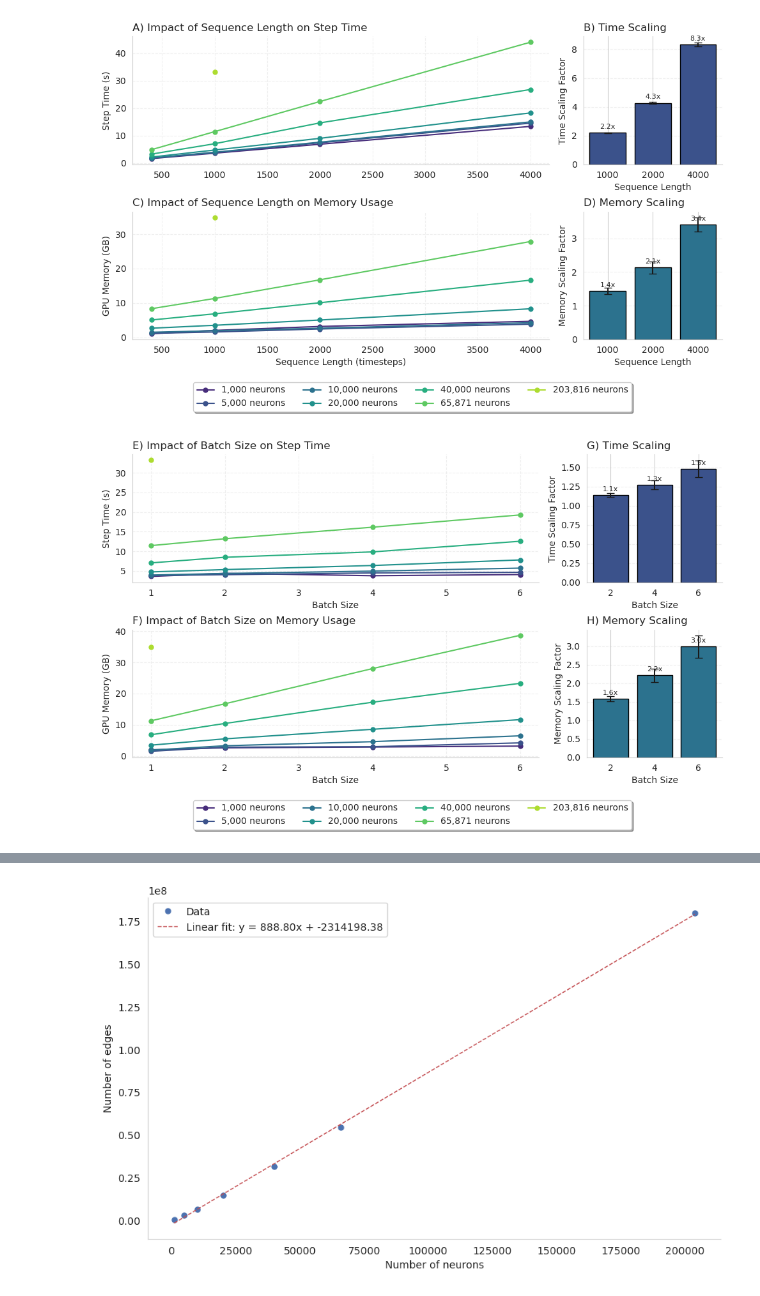
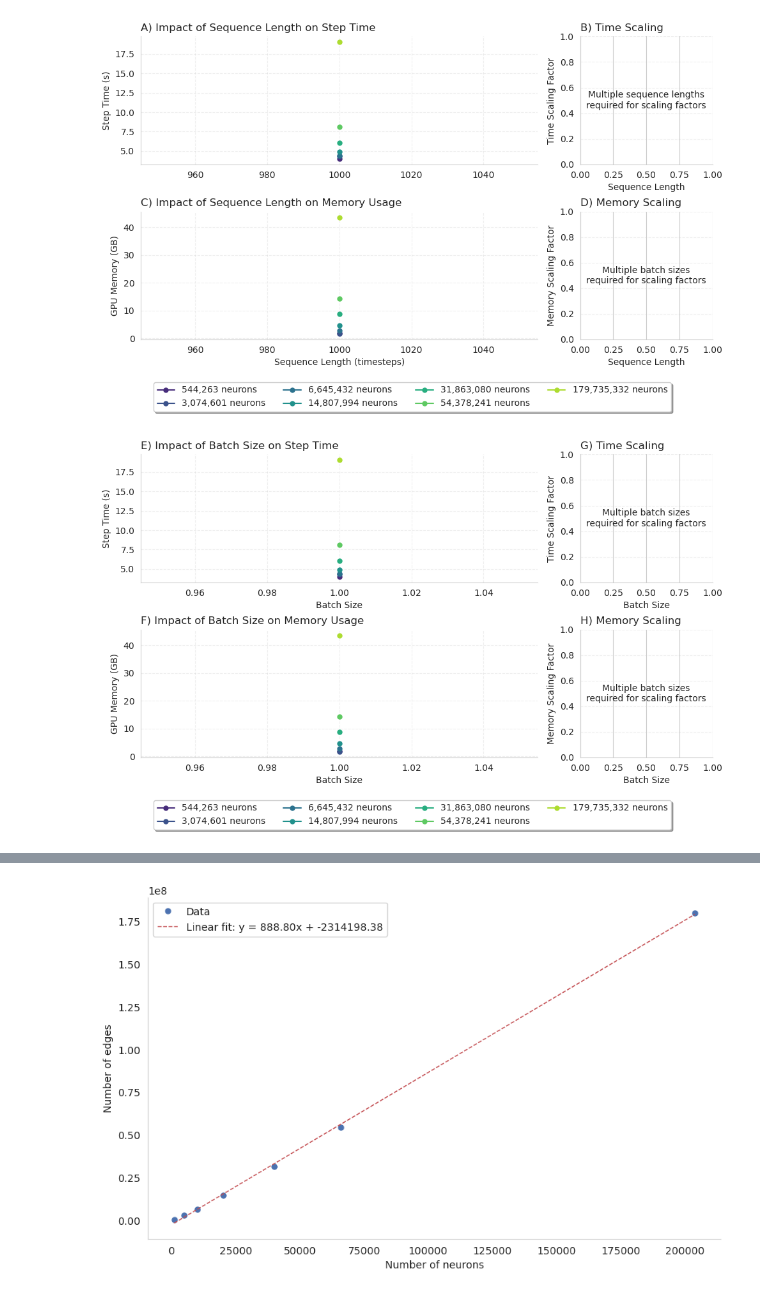
Before and after one commit to JavierGalvan9/V1_GLIF_model, a Jupyter notebook: performance_figures/performance_figures.ipynb, the cells around one changed output, grey strips where cells are left out. Saved outputs shown, nothing was run; the diff lists cells and outputs as text; code cells hidden in the pictures.

Commit message:
Updated notebooks and data for paper figures

```diff
--- a/performance_figures/performance_figures.ipynb
+++ b/performance_figures/performance_figures.ipynb
@@ -15,7 +15,7 @@ np.random.seed(3000)
 # Set style parameters for publication quality
 plt.rcParams.update({
     'font.family': 'Arial',
-    'font.size': 12,
+    'font.size': 14,
     'axes.linewidth': 1.2,
     'axes.labelpad': 8,
     'xtick.major.width': 1.2,
@@ -23,18 +23,18 @@ plt.rcParams.update({
     'xtick.major.size': 5,
     'ytick.major.size': 5,
     'legend.frameon': True,
-    'legend.fontsize': 11,
-    'axes.labelsize': 12,
-    'axes.titlesize': 14,
-    'xtick.labelsize': 12,
-    'ytick.labelsize': 12,
+    'legend.fontsize': 13,
+    'axes.labelsize': 14,
+    'axes.titlesize': 16,
+    'xtick.labelsize': 14,
+    'ytick.labelsize': 14,
     # 'savefig.dpi': 300,
     # 'savefig.bbox': 'tight',
     'savefig.transparent': True
 })
 
 sns.set(style="ticks")
-plt.rcParams['text.usetex'] = True
+plt.rcParams['text.usetex'] = False
 
 # set tf to be run on CPUs
 # os.environ['CUDA_VISIBLE_DEVICES'] = '-1'
@@ -104,7 +112,9 @@ def load_training_data(csv_path):
                                     'mean_gpu_memory', 'sem_gpu_memory',
                                     'mean_rate', 'sem_rate', 'mode'])
 
-path = '/home/jgalvan/Desktop/Neurocoding/V1_GLIF_model/performance_figures/performance_statistics_thesis_data.csv'
+# path = '/home/jgalvan/Desktop/Neurocoding/V1_GLIF_model/performance_figures/performance_statistics_thesis_data.csv'
+path = '/home/jgalvan/Desktop/Neurocoding/V1_GLIF_model/performance_figures/performance_statistics_paper_data.csv'
+
 # open as pd dataframe
 df = load_training_data(path)
 # Rename columns to match the expected format in the plot functions
@@ -749,7 +1266,7 @@ def plot_performance_figures(df, output_dir='figures/performance'):
                             xytext=(0, 3),  # 3 points vertical offset
                             textcoords="offset points",
                             ha='center', va='bottom',
-                            fontsize=8)
+                            fontsize=10)
         else:
             # Not enough data for scaling factor visualization
             ax3.text(0.5, 0.5, "Insufficient data\nfor scaling factors",
@@ -816,7 +1333,7 @@ def plot_performance_figures(df, output_dir='figures/performance'):
                                 xytext=(0, 3),
                                 textcoords="offset points",
                                 ha='center', va='bottom',
-                                fontsize=8)
+                                fontsize=10)
             else:
                 # Not enough data for batch scaling factors
                 ax4.text(0.5, 0.5, "Insufficient data\nfor memory scaling factors",
@@ -987,7 +1504,7 @@ def plot_performance_figures(df, output_dir='figures/performance'):
                                 xytext=(0, 3),
                                 textcoords="offset points",
                                 ha='center', va='bottom',
-                                fontsize=8)
+                                fontsize=10)
             else:
                 # Not enough data for batch scaling factors
                 ax3.text(0.5, 0.5, "Insufficient data\nfor batch scaling factors",
@@ -1057,45 +1574,42 @@ def plot_performance_figures(df, output_dir='figures/performance'):
                                 xytext=(0, 3),
                                 textcoords="offset points",
                                 ha='center', va='bottom',
-                                fontsize=8)
+                                fontsize=10)
             else:
                 # Not enough data for batch scaling factors
                 ax4.text(0.5, 0.5, "Insufficient data\nfor memory scaling factors",
                         ha='center', va='center', transform=ax4.transAxes)
         except Exception as e:
             # Handle any errors during calculation
             print(f"Warning: Could not calculate batch memory scaling factors: {e}")
             ax4.text(0.5, 0.5, "Error calculating\nmemory scaling factors",
                     ha='center', va='center', transform=ax4.transAxes)
     else:
         # Not enough batch size values
         ax4.text(0.5, 0.5, "Multiple batch sizes\nrequired for scaling factors",
                 ha='center', va='center', transform=ax4.transAxes)
 
     ax4.set_xlabel('Batch Size')
     ax4.set_ylabel('Memory Scaling Factor')
     ax4.set_title('H) Memory Scaling', fontweight='normal', loc='left')
     ax4.grid(axis='y', alpha=0.3, linestyle='--')
     ax4.spines['top'].set_visible(False)
     ax4.spines['right'].set_visible(False)
 
     # Add legend for the whole figure
     handles, labels = ax1.get_legend_handles_labels()
     fig.legend(handles, labels, loc='upper center', bbox_to_anchor=(0.5, 0.05),
               fancybox=True, shadow=True, ncol=4)
 
     plt.tight_layout()
     plt.subplots_adjust(bottom=0.15)  # Make room for the legend
     # plt.savefig(os.path.join(output_dir, 'batch_size_impact.png'), dpi=300)
     # plt.savefig(os.path.join(output_dir, 'batch_size_impact.pdf'))
     # plt.close()
     plt.show()
-
-# usage example
-plot_performance_figures(train_df, output_dir='figures/performance')
 # %% [output]
-[figure, old version]
+[figure, new version]
-[figure, old version]
+[figure, new version]
 # %%
 path = '/home/jgalvan/Desktop/Neurocoding/V1_GLIF_model/performance_figures/performance_statistics_thesis_data.csv'
 # open as pd dataframe
```
Also changed, not shown: parts of 10 cells of this notebook, 2 other files.
